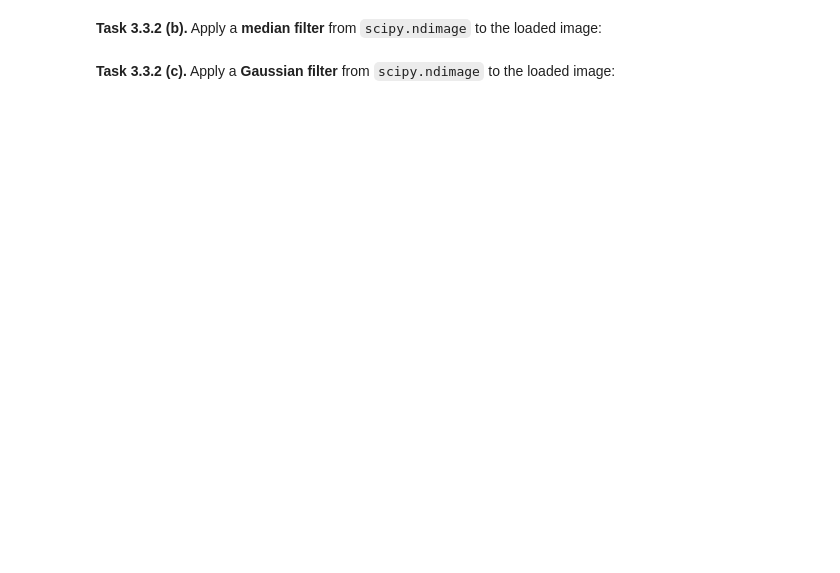
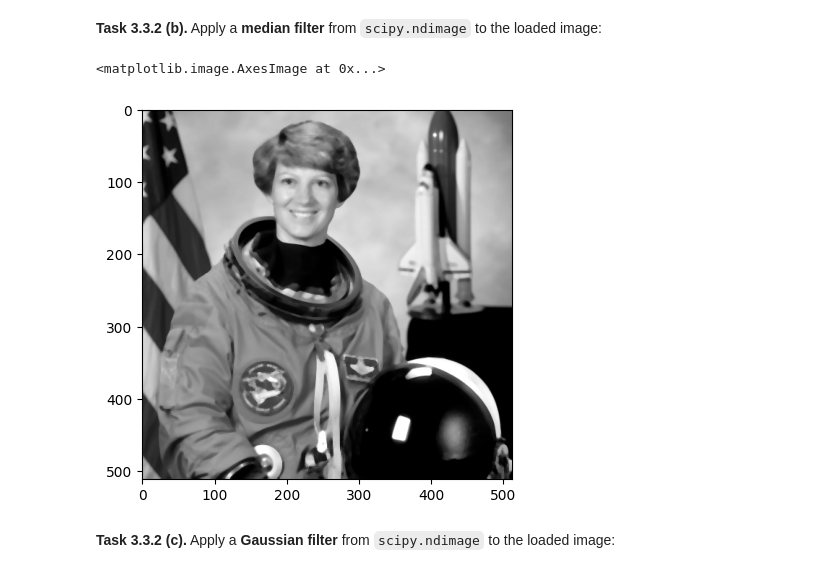
Before and after one commit to rMaximr/mobi-fs3-python, a Jupyter notebook: task3.ipynb, the cells around one changed output. Cells and saved outputs as stored; diff of their text form; code cells hidden in the pictures; blank space fills up the shorter version.

```diff
--- a/task3.ipynb
+++ b/task3.ipynb
@@ -102,4 +110,9 @@ assert numpy.allclose(img2, img3, atol = 1/255)
 # %% [markdown]
 **<a id="#">Task 3.3.2 (b).</a>** Apply a **median filter** from `scipy.ndimage` to the loaded image:
+# %%
+plt.imshow(scipy.ndimage.median_filter(img, 5), 'gray')
+# %% [output]
+<matplotlib.image.AxesImage at 0x...>
+[figure, added]
 # %% [markdown]
 **<a id="#">Task 3.3.2 (c).</a>** Apply a **Gaussian filter** from `scipy.ndimage` to the loaded image:
```
Also changed, not shown: parts of 3 cells of this notebook.
